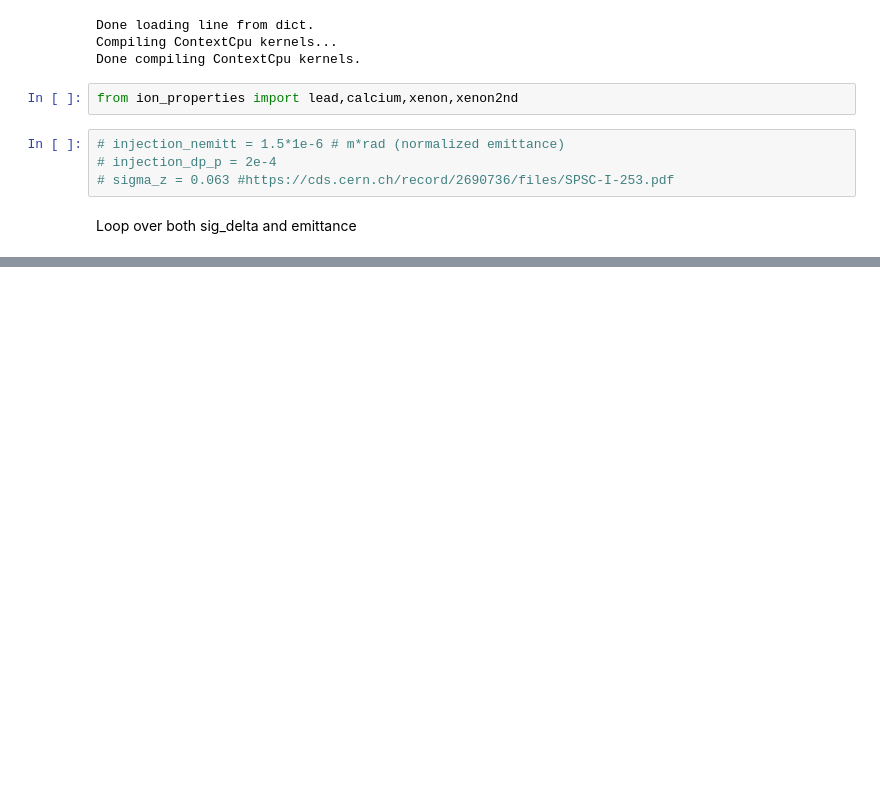
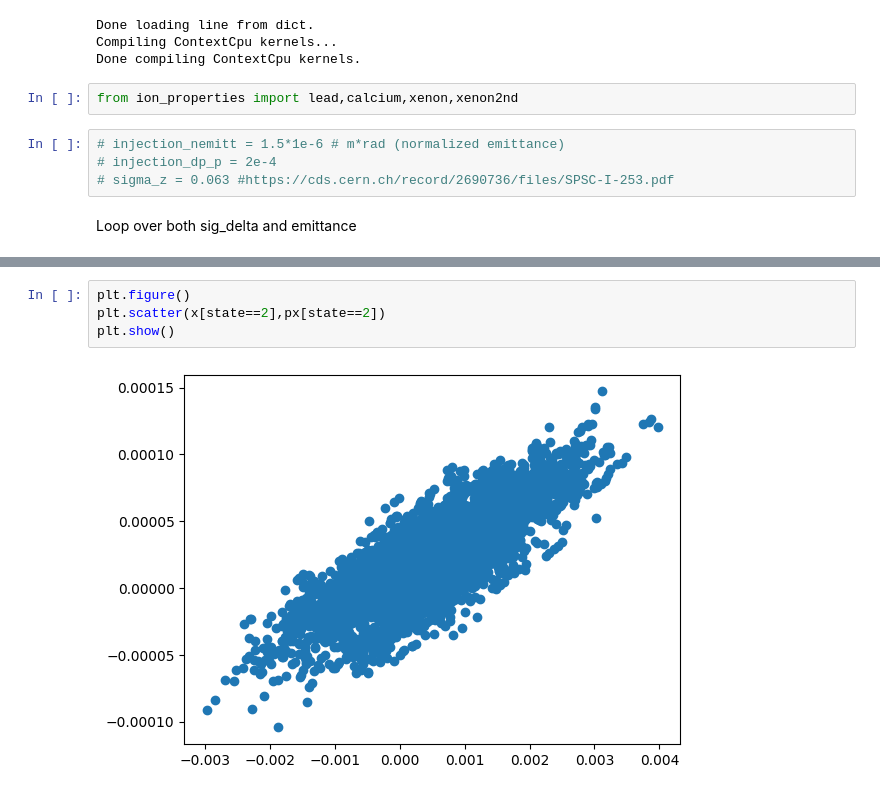
Before and after one commit to pkruyt/laser_cooling, a Jupyter notebook: SPS/SPS_pulsed/custom_cooling_rate.ipynb, the cells around one changed output, grey strips where cells are left out. Saved outputs shown, nothing was run; the diff lists cells and outputs as text; blank space fills up the shorter version.

```diff
--- a/SPS/SPS_pulsed/custom_cooling_rate.ipynb
+++ b/SPS/SPS_pulsed/custom_cooling_rate.ipynb
@@ -306,6 +329,12 @@ Laser pulse duration sigma_t = 2.74 ps
 Laser wavelength = 1031.80 nm
 Compiling ContextCpu kernels...
 Done compiling ContextCpu kernels.
+# %%
+plt.figure()
+plt.scatter(x[state==2],px[state==2])
+plt.show()
+# %% [output]
+[figure, added]
 # %%
 for window_size in range(1,100,10):
 
```
Also changed, not shown: parts of 9 cells of this notebook, 11 other files.
